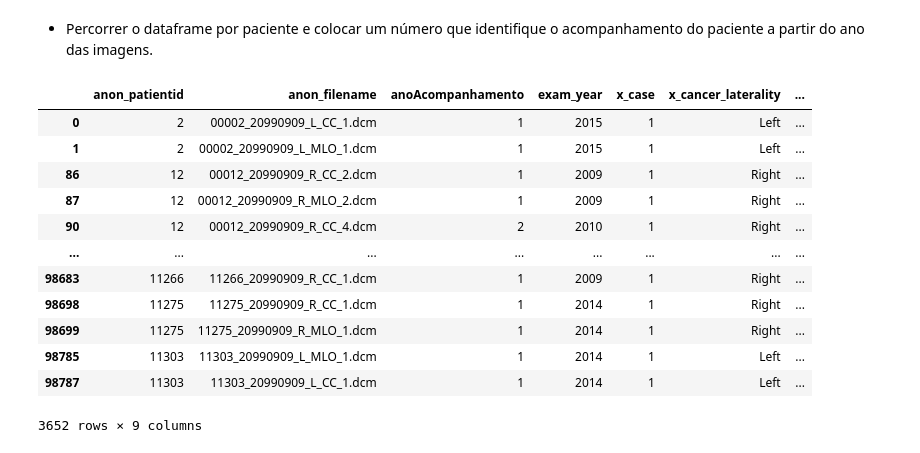
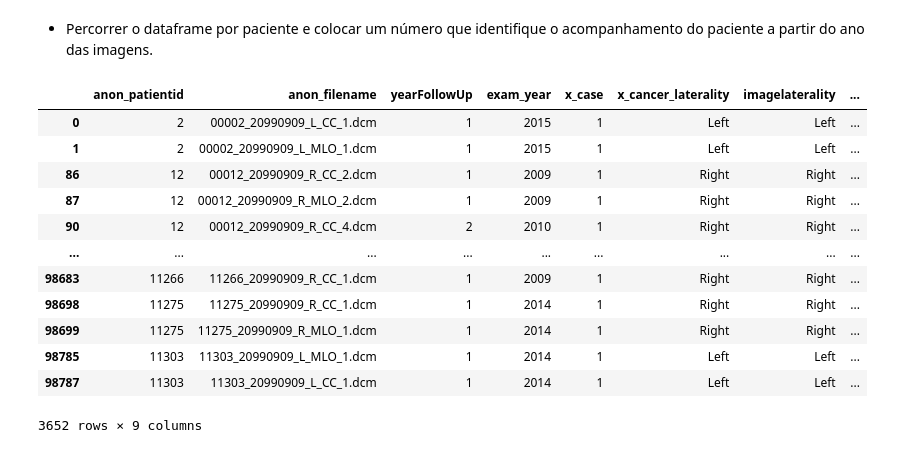
Before and after one commit to lukasmachado20/ProjetoITI, a Jupyter notebook: etapa2_analise_dataset.ipynb, the cells around one changed output. Cells and saved outputs as stored; diff of their text form; code cells hidden in the pictures.

```diff
--- a/etapa2_analise_dataset.ipynb
+++ b/etapa2_analise_dataset.ipynb
@@ -74,46 +143,45 @@ cancerOnlyDataframe
 - Percorrer o dataframe por paciente e colocar um número que identifique o acompanhamento do paciente a partir do ano das imagens.
 # %%
 arrayDf = np.array(cancerOnlyDataframe)
-anoImg = arrayDf[0][2]
+yearImg = arrayDf[0][2]
 idPac = [0][0]
-nroAcompanhamento = []
-nro = 1
+numberFollowUp = []
+numberAux = 1
 for pac in arrayDf:
     if pac[0] != idPac:
         # trocamos de paciente
         idPac = pac[0]
-        anoImg = pac[2]
-        nro=1
-        nroAcompanhamento.append(nro) # recebe 1 no primeiro ano
+        yearImg = pac[2]
+        numberAux=1
+        numberFollowUp.append(numberAux) # recebe 1 no primeiro ano
     else:
         # estamos no mesmo paciente
-        if anoImg != pac[2]: # se o ano for outro devemos somar +1 na contagem de anos
-            anoImg = pac[2]  # atribui novo ano para as próximas verificações
-            nro+=1
-            nroAcompanhamento.append(nro)
+        if yearImg != pac[2]: # se o ano for outro devemos somar +1 na contagem de anos
+            yearImg = pac[2]  # atribui novo ano para as próximas verificações
+            numberAux+=1
+            numberFollowUp.append(numberAux)
         else:
             # é o mesmo ano do verificado anteriormente
-            nroAcompanhamento.append(nro) # coloca o mesmo número
+            numberFollowUp.append(numberAux) # coloca o mesmo número
 
 # nova coluna dos acompanhamentos
-cancerOnlyDataframe['anoAcompanhamento'] = nroAcompanhamento
+cancerOnlyDataframe['yearFollowUp'] = numberFollowUp
 # %%
-# conferindo
-cancerOnlyDataframe = cancerOnlyDataframe.loc[:,['anon_patientid','anon_filename','anoAcompanhamento','exam_year','x_case','x_cancer_laterality','imagelaterality','viewposition']]
+# Selecting columns
+cancerOnlyDataframe = cancerOnlyDataframe.loc[:,['anon_patientid','anon_filename','yearFollowUp','exam_year','x_case','x_cancer_laterality','imagelaterality','viewposition']]
 cancerOnlyDataframe.iloc[:20]
-cancerOnlyDataframe['mascara'] = ''
 cancerOnlyDataframe
 # %% [output]
-|  | anon_patientid | anon_filename | anoAcompanhamento | exam_year | x_case | x_cancer_laterality | ... |
-| 0 | 2 | 00002_20990909_L_CC_1.dcm | 1 | 2015 | 1 | Left | ... |
-| 1 | 2 | 00002_20990909_L_MLO_1.dcm | 1 | 2015 | 1 | Left | ... |
-| 86 | 12 | 00012_20990909_R_CC_2.dcm | 1 | 2009 | 1 | Right | ... |
-| 87 | 12 | 00012_20990909_R_MLO_2.dcm | 1 | 2009 | 1 | Right | ... |
-| 90 | 12 | 00012_20990909_R_CC_4.dcm | 2 | 2010 | 1 | Right | ... |
-| ... | ... | ... | ... | ... | ... | ... | ... |
-| 98683 | 11266 | 11266_20990909_R_CC_1.dcm | 1 | 2009 | 1 | Right | ... |
-| 98698 | 11275 | 11275_20990909_R_CC_1.dcm | 1 | 2014 | 1 | Right | ... |
-| 98699 | 11275 | 11275_20990909_R_MLO_1.dcm | 1 | 2014 | 1 | Right | ... |
-| 98785 | 11303 | 11303_20990909_L_MLO_1.dcm | 1 | 2014 | 1 | Left | ... |
-| 98787 | 11303 | 11303_20990909_L_CC_1.dcm | 1 | 2014 | 1 | Left | ... |
+|  | anon_patientid | anon_filename | yearFollowUp | exam_year | x_case | x_cancer_laterality | imagelaterality | ... |
+| 0 | 2 | 00002_20990909_L_CC_1.dcm | 1 | 2015 | 1 | Left | Left | ... |
+| 1 | 2 | 00002_20990909_L_MLO_1.dcm | 1 | 2015 | 1 | Left | Left | ... |
+| 86 | 12 | 00012_20990909_R_CC_2.dcm | 1 | 2009 | 1 | Right | Right | ... |
+| 87 | 12 | 00012_20990909_R_MLO_2.dcm | 1 | 2009 | 1 | Right | Right | ... |
+| 90 | 12 | 00012_20990909_R_CC_4.dcm | 2 | 2010 | 1 | Right | Right | ... |
+| ... | ... | ... | ... | ... | ... | ... | ... | ... |
+| 98683 | 11266 | 11266_20990909_R_CC_1.dcm | 1 | 2009 | 1 | Right | Right | ... |
+| 98698 | 11275 | 11275_20990909_R_CC_1.dcm | 1 | 2014 | 1 | Right | Right | ... |
+| 98699 | 11275 | 11275_20990909_R_MLO_1.dcm | 1 | 2014 | 1 | Right | Right | ... |
+| 98785 | 11303 | 11303_20990909_L_MLO_1.dcm | 1 | 2014 | 1 | Left | Left | ... |
+| 98787 | 11303 | 11303_20990909_L_CC_1.dcm | 1 | 2014 | 1 | Left | Left | ... |
 3652 rows × 9 columns
```
Also changed, not shown: parts of 26 cells of this notebook, 7 other files.
